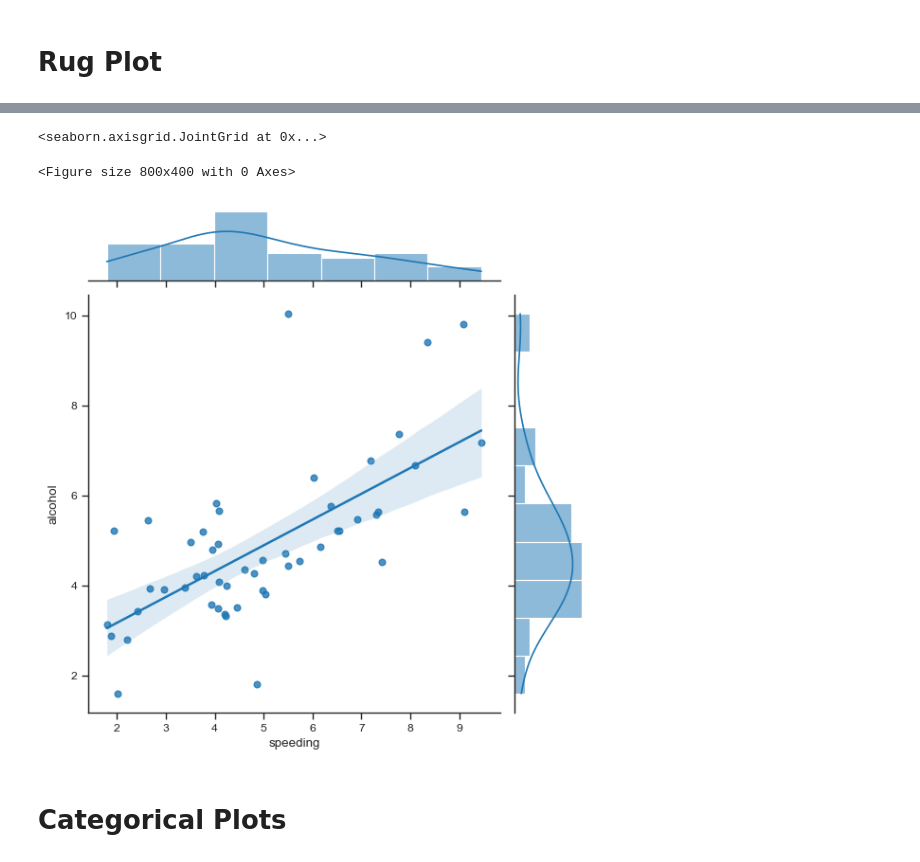
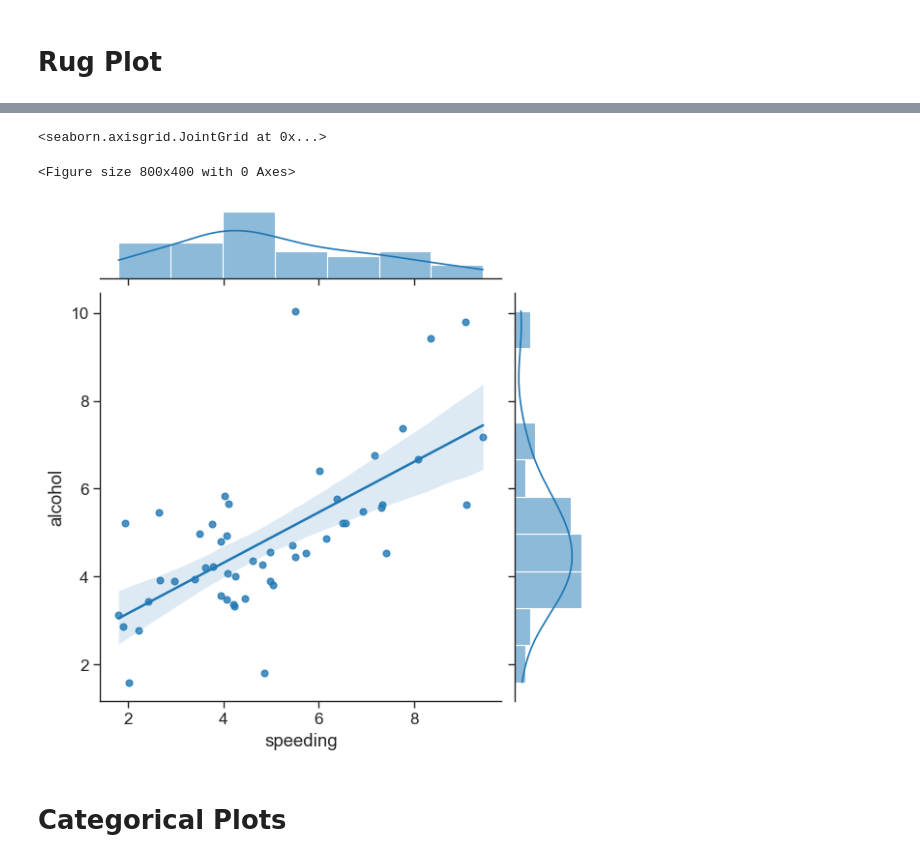
Before and after one commit to BalaSaiKoundinya5/Python-Seaborn-Library-Practice, a Jupyter notebook: Python Seaborn Library.ipynb, the cells around one changed output, grey strips where cells are left out. Drawn from its saved outputs; the diff is of its cells as text; code cells hidden in the pictures.

```diff
--- a/Python Seaborn Library.ipynb
+++ b/Python Seaborn Library.ipynb
@@ -142,15 +145,20 @@ sns.rugplot(tips_df['tip'])
 # %%
+# You can set styling for your axes and grids
+# white, darkgrid, whitegrid, dark, ticks
 sns.set_style('ticks')
 
+# You can use figure sizing from Matplotlib
 plt.figure(figsize=(8,4))
 
-sns.set_context('paper')
+# Change size of lables, lines and other elements to best fit
+# how you will present your data (paper, talk, poster)
+sns.set_context('paper',font_scale=1.4)
 
 sns.jointplot(x='speeding',y='alcohol',data=crash_df,kind='reg')
 # %% [output]
 <seaborn.axisgrid.JointGrid at 0x...>
 <Figure size 800x400 with 0 Axes>
-[figure, old version]
+[figure, new version]
 # %% [markdown]
 # Categorical Plots
 # %% [markdown]
```
Also changed, not shown: parts of 1 cell of this notebook.
